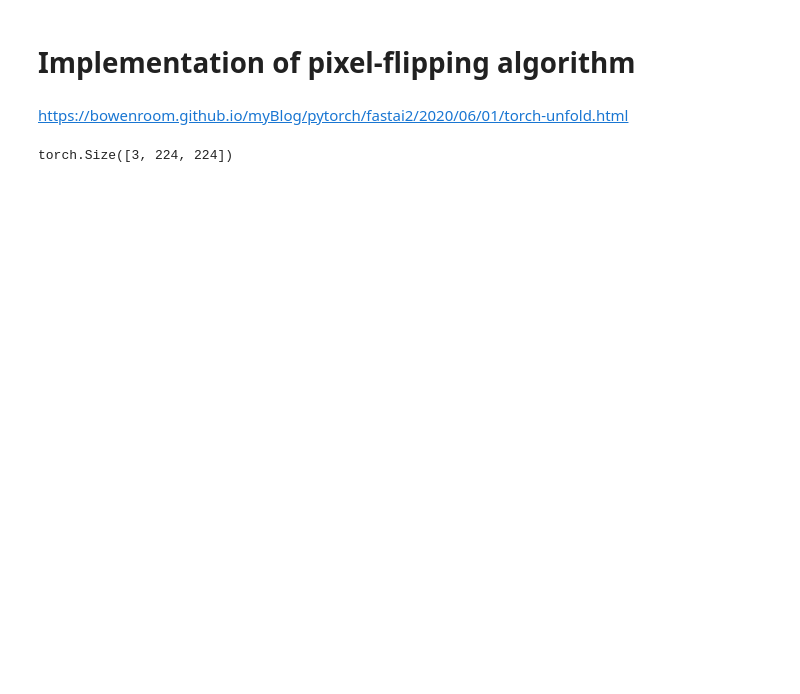
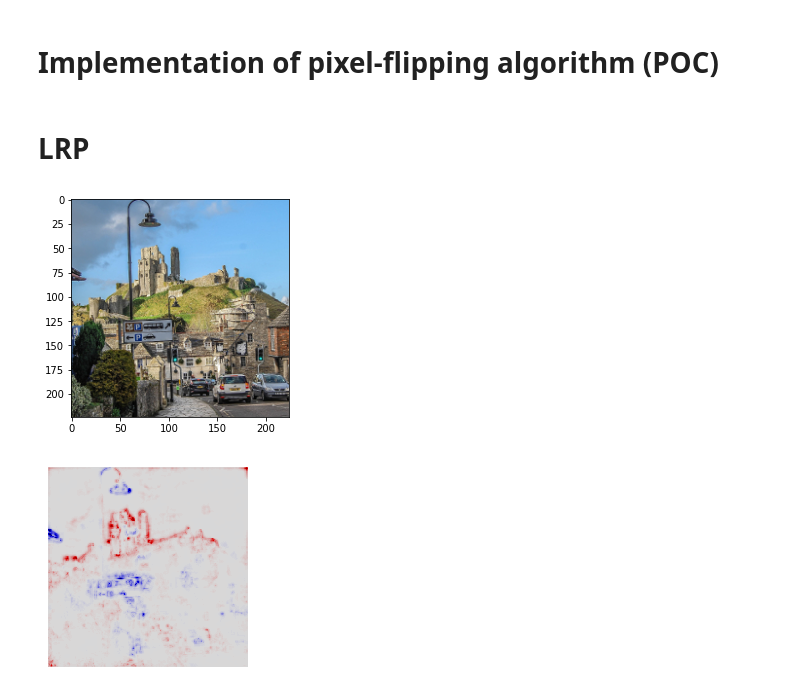
Before and after one commit to rodrigobdz/lrp, a Jupyter notebook: experiments/pixel-flipping.ipynb, the cells around one changed output. Saved outputs shown, nothing was run; the diff lists cells and outputs as text; code cells hidden in the pictures; blank space fills up the shorter version.

Commit message:
Experiments: Init draft of PF
PF stands for pixel-flipping.

```diff
--- a/experiments/pixel-flipping.ipynb
+++ b/experiments/pixel-flipping.ipynb
@@ -1,34 +1,87 @@
 # %% [markdown]
-# Implementation of pixel-flipping algorithm
+# Implementation of pixel-flipping algorithm (POC)
-# %% [markdown]
-https://bowenroom.github.io/myBlog/pytorch/fastai2/2020/06/01/torch-unfold.html
+# %% [markdown]
+# LRP
 # %%
+from typing import Callable
+import torchvision
+import numpy
+import torch
+from lrp import norm, image
 from torchvision import transforms
-import torch
-import numpy
-from lrp import image
 
+from lrp.rules import LrpZBoxRule, LrpGammaRule, LrpEpsilonRule, LrpZeroRule
+
+from typing import List, Dict, Union, Tuple
+from lrp.filter import LayerFilter
+from lrp.zennit.types import AvgPool, Linear
+import lrp.rules as rules
+
+from lrp.core import LRP
+
+import lrp.plot
+from matplotlib import pyplot as plt
+
+# Normalization
 mean = [0.485, 0.456, 0.406]
 std = [0.229, 0.224, 0.225]
+# norm_fn: Callable[[torch.Tensor], torch.Tensor] = norm.ImageNetNorm()
+norm_fn: Callable[[torch.Tensor], torch.Tensor] = transforms.Normalize(mean, std)
+
+# Input data
 
 transform = transforms.Compose([
   transforms.ToTensor(),
   transforms.Resize((224, 224)),
   transforms.ConvertImageDtype(torch.float),
-  transforms.Normalize(mean, std)
+  norm_fn
 ])
 
 inv_normalize = transforms.Normalize(
    mean= [-m/s for m, s in zip(mean, std)],
    std= [1/s for s in std]
 )
 
 # Image is in RGB mode with range [0,1]
-img: numpy.array = image.load_normalized_img('../data/castle2.jpg')
+img: numpy.array = image.load_normalized_img('../data/castle.jpg')
 X = transform(img)
 # Simulate batch by adding a new dimension
 X = torch.unsqueeze(X, 0)
-X=X[0]
-print(X.shape)
+# X=X[0]
+
+# plt.axis('off')
+plt.imshow(inv_normalize(X[0]).numpy().transpose((1, 2, 0)))
+
+# Model
+model = torchvision.models.vgg16(pretrained=True)
+model.eval()
+
+# Low and high parameters for zB-rule
+batch_size: int = 1
+shape: Tuple[int] = (batch_size, 3, 224, 224)
+
+low: torch.Tensor = norm_fn(torch.zeros(*shape))
+high: torch.Tensor = norm_fn(torch.ones(*shape))
+
+# Init layer filter
+vgg16_target_types: Tuple[type] = (Linear, AvgPool)
+filter_by_layer_index_type = LayerFilter(model)
+filter_by_layer_index_type.set_target_types(vgg16_target_types)
+
+name_map: List[Tuple[List[str], rules.LrpRule, Dict[str, Union[torch.Tensor, float]]]]
+name_map = [
+    (filter_by_layer_index_type(lambda n: n == 0), LrpZBoxRule, {'low': low, 'high': high}),
+    (filter_by_layer_index_type(lambda n: 1 <= n <= 16), LrpGammaRule, {'gamma': 0.25}),
+    (filter_by_layer_index_type(lambda n: 17 <= n <= 30), LrpEpsilonRule, {'epsilon': 0.25}),
+    (filter_by_layer_index_type(lambda n: 31 <= n), LrpZeroRule, {}),
+]
+
+from lrp.core import LRP
+
+lrp = LRP(model)
+lrp.convert_layers(name_map)
+R: torch.Tensor = lrp.relevance(X)
+lrp.heatmap(R, width=2, height=2)
 # %% [output]
-torch.Size([3, 224, 224])
+[figure, added]
+[figure, added]
```
Also changed, not shown: parts of 10 cells of this notebook.
